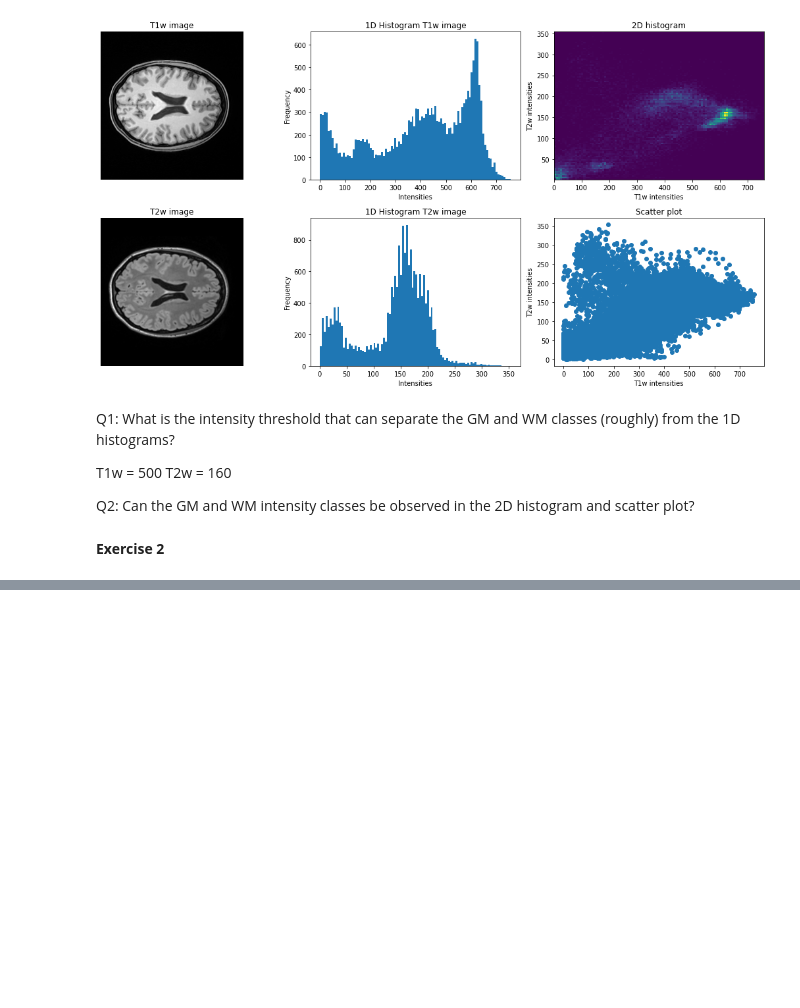
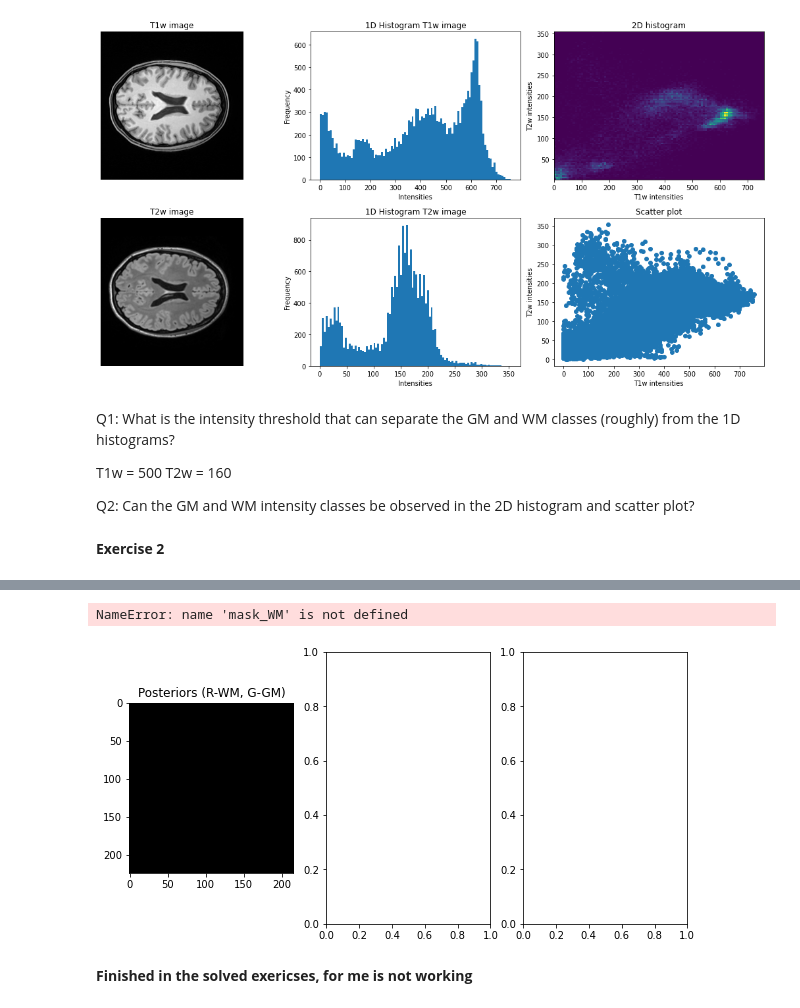
Before and after one commit to joseture/ImageAnalysis, a Jupyter notebook: W11.Exercise6b/Exercise6b.ipynb, the cells around one changed output, grey strips where cells are left out. Cells and saved outputs as stored; diff of their text form; code cells hidden in the pictures; blank space fills up the shorter version.

```diff
--- a/W11.Exercise6b/Exercise6b.ipynb
+++ b/W11.Exercise6b/Exercise6b.ipynb
@@ -71,0 +139,3 @@ plt.hist(C1)
+# %%
+Xall= np.c_[ImgT1.ravel(), ImgT2.ravel()]
+Y = np.c_[np.ones((len(Xall), 1)), Xall] @ W.T
@@ -71,0 +144,2 @@ plt.hist(C1)
+# %%
+PosteriorProb = np.clip((np.exp(Y) / np.sum(np.exp(Y),1)[:, np.newaxis]), 0, 1)
@@ -71,0 +158,15 @@ plt.hist(C1)
+# %%
+fig, axs = plt.subplots(nrows = 1, ncols = 3, figsize = (10, 5))
+rgb = np.stack((posteriorC1, posteriorC2, np.zeros_like(posteriorC1)), axis = -1).astype(np.double)
+axs[0].imshow(rgb)
+axs[0].set_title('Posteriors (R-WM, G-GM)')
+axs[1].imshow(mask_WM, cmap = 'gray', interpolation = 'none')
+axs[1].set_title('WM Mask')
+axs[2].imshow(mask_GM, cmap='gray', interpolation = 'none')
+axs[2].set_title('GM Mask')
+plt.show()
+# %% [output]
+NameError: name 'mask_WM' is not defined
+[figure, added]
+# %% [markdown]
+**Finished in the solved exericses, for me is not working**
```
Also changed, not shown: parts of 15 cells of this notebook, 9 other files.
